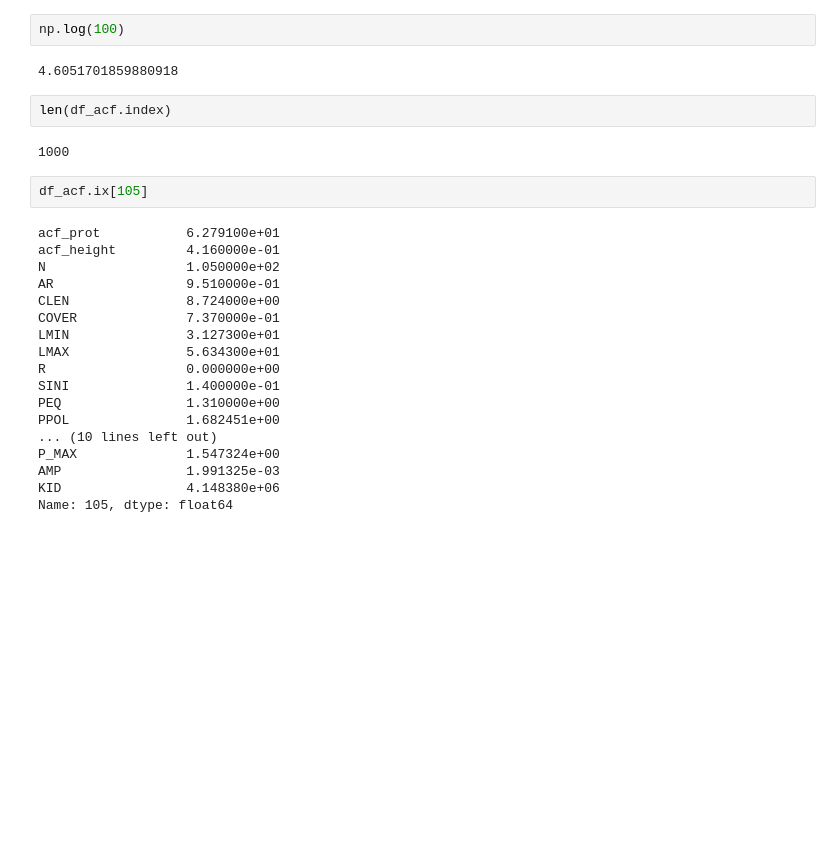
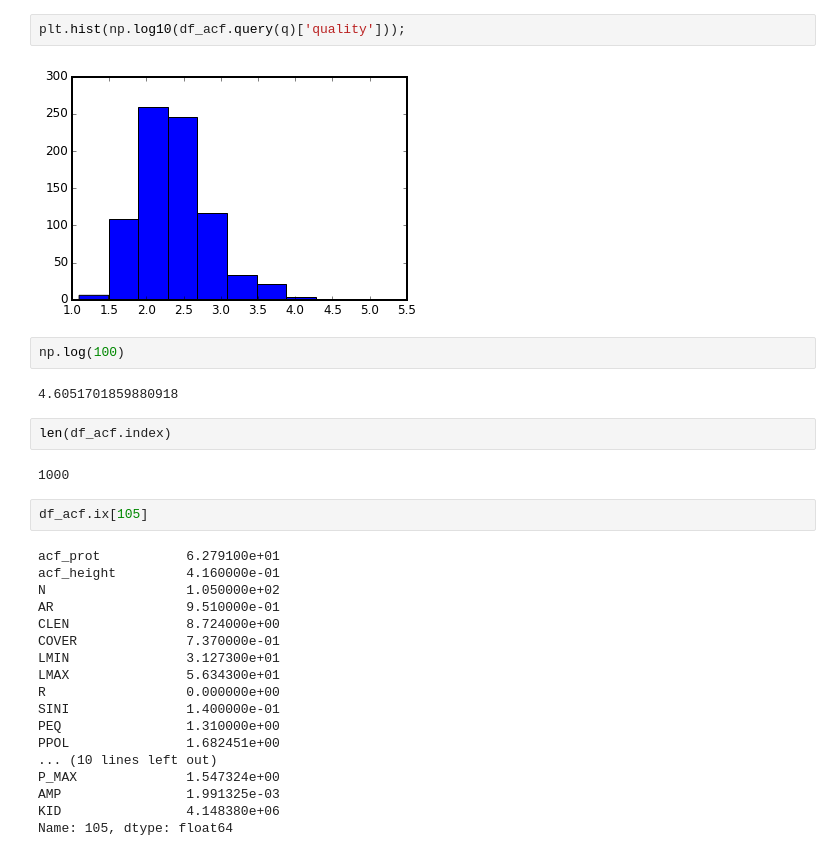
Before and after one commit to RuthAngus/GProtation, a Jupyter notebook: notebooks_tdm/summary.ipynb, the cells around one changed output. Cells and saved outputs as stored; diff of their text form; blank space fills up the shorter version.

```diff
--- a/notebooks_tdm/summary.ipynb
+++ b/notebooks_tdm/summary.ipynb
@@ -60,3 +56,7 @@ plugins.connect(fig, tooltip)
+# %%
+plt.hist(np.log10(df_acf.query(q)['quality']));
+# %% [output]
+[figure, added]
 # %%
 np.log(100)
 # %% [output]
```
Also changed, not shown: parts of 6 cells of this notebook, 2 other files.
